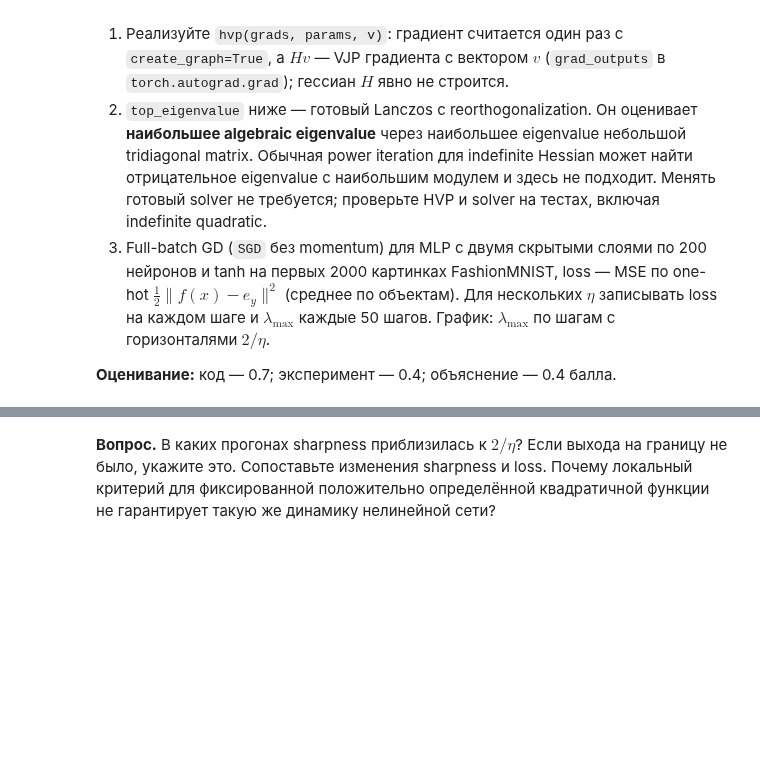
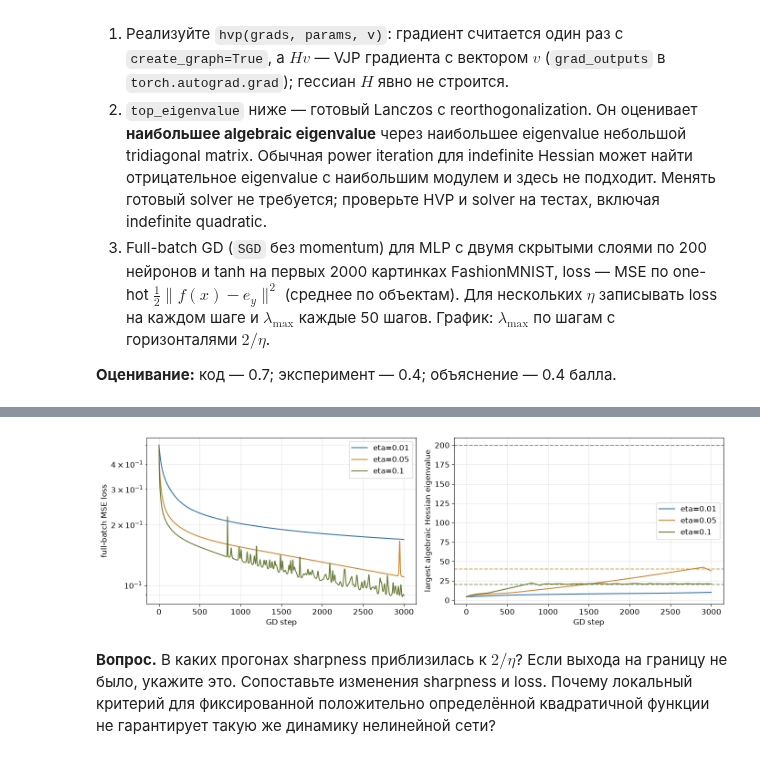
Before and after one commit to AlexMalvo/DL-ITMO-2026, a Jupyter notebook: HW1/hw1.ipynb, the cells around one changed output, grey strips where cells are left out. Saved outputs shown, nothing was run; the diff lists cells and outputs as text; code cells hidden in the pictures; blank space fills up the shorter version.

```diff
--- a/HW1/hw1.ipynb
+++ b/HW1/hw1.ipynb
@@ -73,8 +103,8 @@ device
 # %%
-FAST_MODE = True   # True — отладка, False — финальный прогон
+FAST_MODE = False   # True — отладка, False — финальный прогон
 DATA_ROOT = './data'
 ATTACK_TRACK = 'targeted'   # 'targeted' (5.2) или 'transfer' (5.3)
-BONUS_TASKS = set()        # например {'7.2', '7.4'}; пустое множество отключает все бонусы
+BONUS_TASKS = {'7.1', '7.2', '7.4', '7.5'}        # например {'7.2', '7.4'}; пустое множество отключает все бонусы
 assert ATTACK_TRACK in {'targeted', 'transfer'}
 assert BONUS_TASKS <= {'7.1', '7.2', '7.3', '7.4', '7.5'}
 RUN_TIMES = {}
@@ -1207,8 +1628,15 @@ $$
 **Оценивание:** код — 0.5; эксперимент — 0.2; объяснение — 0.3 балла.
 # %%
 def input_gradient(model, x, y):
-    # ваш код
-    raise NotImplementedError
+    gradients = []
+    # Поштучный проход исключает различие округления при смене размера CUDA-батча.
+    for image, label in zip(x.split(1), y.split(1)):
+        image = image.detach().clone().requires_grad_(True)
+        with torch.enable_grad():
+            logit = model(image).gather(1, label[:, None]).sum()
+            grad, = torch.autograd.grad(logit, image)
+        gradients.append(grad.detach().abs())
+    return torch.cat(gradients)
 
 
 def background_share(s, x):
@@ -1302,8 +1738,8 @@ print('Сохранено:', [p.name for p in sorted(artifact_dir.iterdir())])
 if '7.1' in BONUS_TASKS:
     def hvp(grads, params, v):
         # grads = torch.autograd.grad(loss, params, create_graph=True); v — список тензоров формы params
-        # ваш код
-        raise NotImplementedError
+        product = sum((grad * direction).sum() for grad, direction in zip(grads, v))
+        return list(torch.autograd.grad(product, params, retain_graph=True))
 
 
     def top_eigenvalue(loss_fn, params, iters=20, v=None):
@@ -1382,5 +1818,44 @@ if '7.1' in BONUS_TASKS:
         return 0.5 * ((model(X_eos) - Y_eos) ** 2).sum(dim=1).mean()
 # %%
 if '7.1' in BONUS_TASKS:
-    # ваш код
-    raise NotImplementedError
+    EOS_LRS = [0.01, 0.05, 0.1]
+    eos_history = {}
+    started = time.perf_counter()
+    for eta in EOS_LRS:
+        set_seed(0)
+        model = make_tanh_mlp().to(device)
+        params = list(model.parameters())
+        optimizer = torch.optim.SGD(params, lr=eta)
+        hist = dict(loss=[], sharpness_steps=[], sharpness=[])
+        vector = None
+        for step in range(EOS_STEPS + 1):
+            loss = mse_loss(model)
+            hist['loss'].append(loss.item())
+            if step % 50 == 0:
+                eigenvalue, vector = top_eigenvalue(lambda: mse_loss(model), params, iters=20, v=vector)
+                hist['sharpness_steps'].append(step)
+                hist['sharpness'].append(eigenvalue)
+                print(f'eta={eta}, step={step}, loss={loss.item():.5f}, '
+                      f'lambda_max={eigenvalue:.3f}, 2/eta={2 / eta:.1f}')
+            if step < EOS_STEPS:
+                optimizer.zero_grad(set_to_none=True)
+                loss.backward()
+                optimizer.step()
+        eos_history[str(eta)] = hist
+    RUN_TIMES['edge_of_stability_seconds'] = time.perf_counter() - started
+
+    fig, axes = plt.subplots(1, 2, figsize=(14, 4.5))
+    colors = ['#2c6eaa', '#d18123', '#677b35']
+    for color, (eta, hist) in zip(colors, eos_history.items()):
+        axes[0].semilogy(range(len(hist['loss'])), hist['loss'], color=color, label=f'eta={eta}')
+        axes[1].plot(hist['sharpness_steps'], hist['sharpness'], color=color, label=f'eta={eta}')
+        axes[1].axhline(2 / float(eta), color=color, linestyle='--', alpha=0.7)
+    axes[0].set_ylabel('full-batch MSE loss')
+    axes[1].set_ylabel('largest algebraic Hessian eigenvalue')
+    for ax in axes:
+        ax.set_xlabel('GD step')
+        ax.grid(True, which='both', alpha=0.3)
+        ax.legend()
+    plt.tight_layout()
+    plt.show()
+# %% [output]
@@ -1387,3 +1879,4 @@ if '7.1' in BONUS_TASKS:
+[figure, added]
 # %% [markdown]
 **Вопрос.** В каких прогонах sharpness приблизилась к $2/\eta$? Если выхода на границу не было, укажите это. Сопоставьте изменения sharpness и loss. Почему локальный критерий для фиксированной положительно определённой квадратичной функции не гарантирует такую же динамику нелинейной сети?
 # %% [markdown]
```
Also changed, not shown: parts of 86 cells of this notebook, 8 other files.
